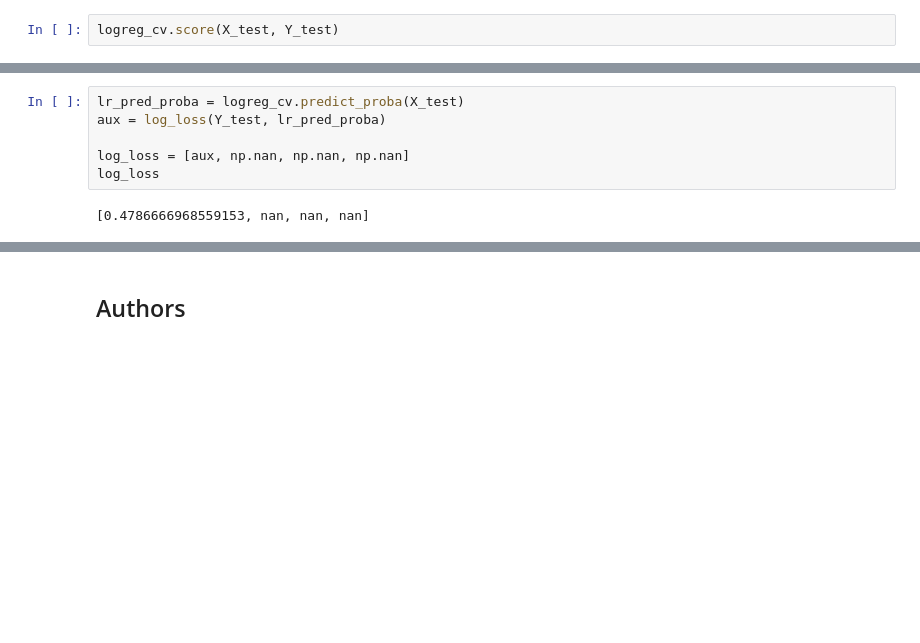
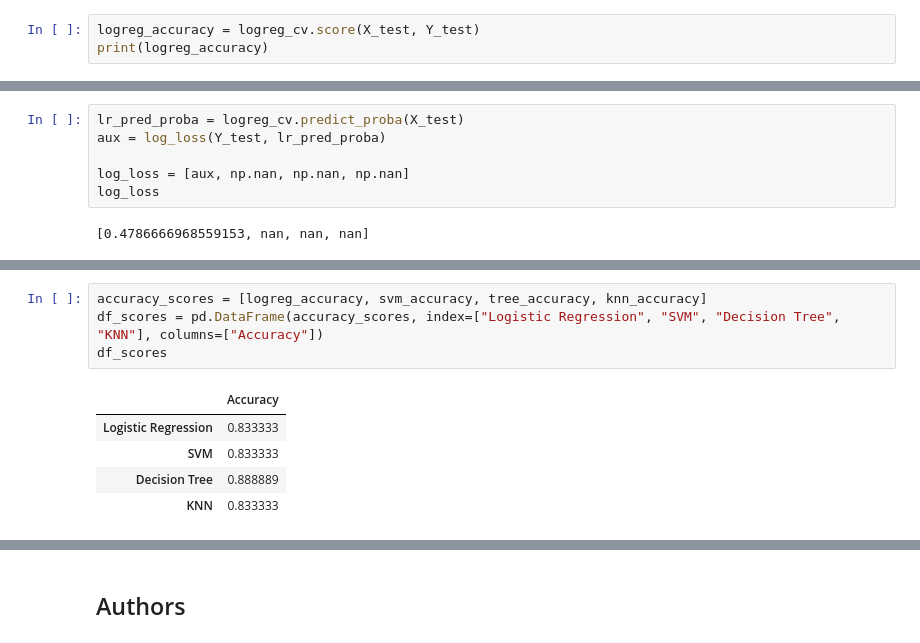
Before and after one commit to geofias/Applied-Data-Science-Capstone, a Jupyter notebook: SpaceX_Machine Learning Prediction_Part_5.ipynb, the cells around one changed output, grey strips where cells are left out. Drawn from its saved outputs; the diff is of its cells as text; blank space fills up the shorter version.

```diff
--- a/SpaceX_Machine Learning Prediction_Part_5.ipynb
+++ b/SpaceX_Machine Learning Prediction_Part_5.ipynb
@@ -187,7 +187,8 @@ accuracy : 0.8464285714285713
 # %% [markdown]
 Calculate the accuracy on the test data using the method <code>score</code>:
 # %%
-logreg_cv.score(X_test, Y_test)
+logreg_accuracy = logreg_cv.score(X_test, Y_test)
+print(logreg_accuracy)
 # %% [output]
 0.8333333333333334
 # %% [markdown]
@@ -363 +367,11 @@ m_scores
 | KNN | 0.800000 | 0.814815 | NaN |
+# %%
+accuracy_scores = [logreg_accuracy, svm_accuracy, tree_accuracy, knn_accuracy]
+df_scores = pd.DataFrame(accuracy_scores, index=["Logistic Regression", "SVM", "Decision Tree", "KNN"], columns=["Accuracy"])
+df_scores
+# %% [output]
+|  | Accuracy |
+| Logistic Regression | 0.833333 |
+| SVM | 0.833333 |
+| Decision Tree | 0.888889 |
+| KNN | 0.833333 |
```
Also changed, not shown: parts of 10 cells of this notebook, 2 other files.
